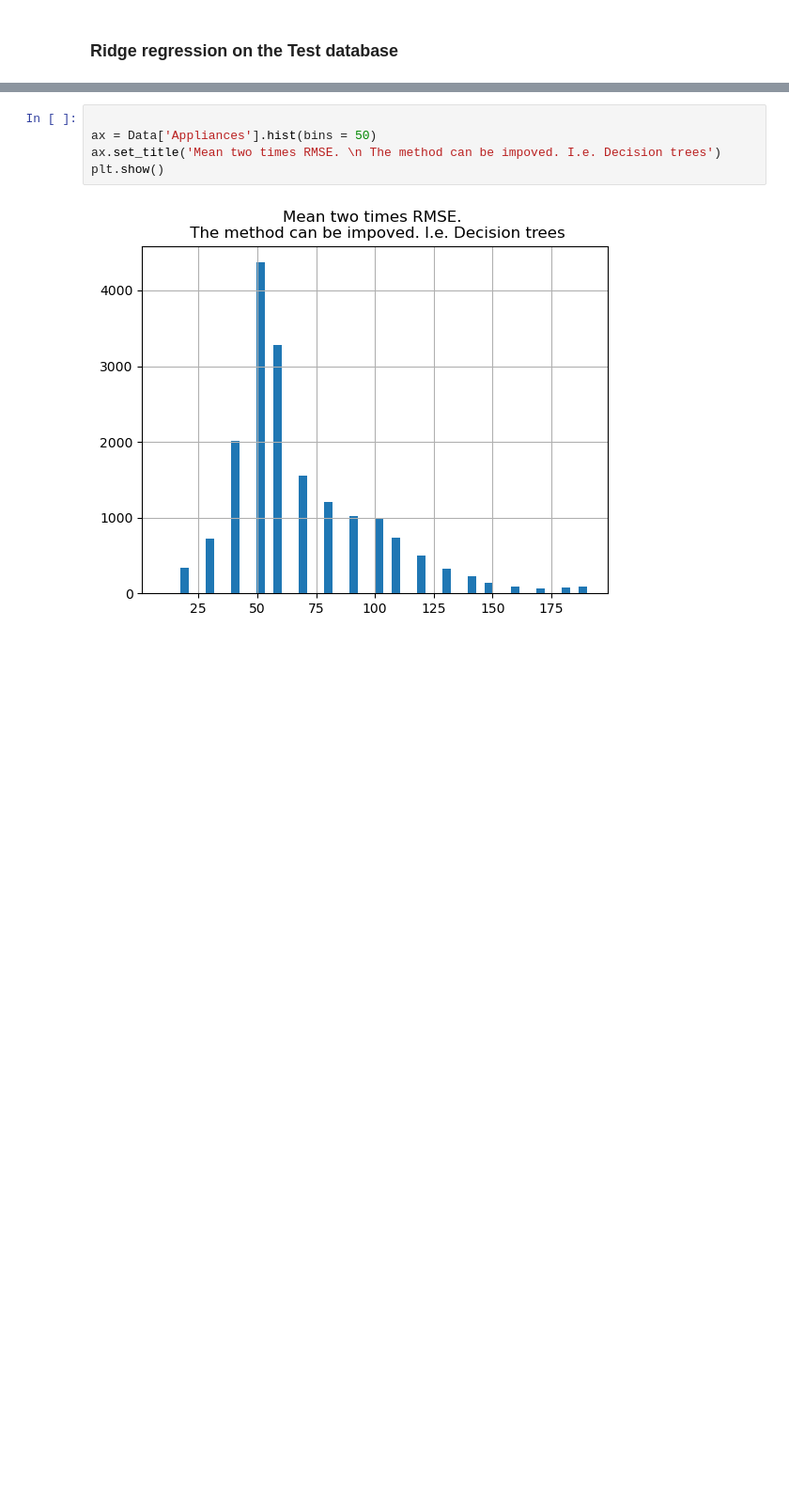
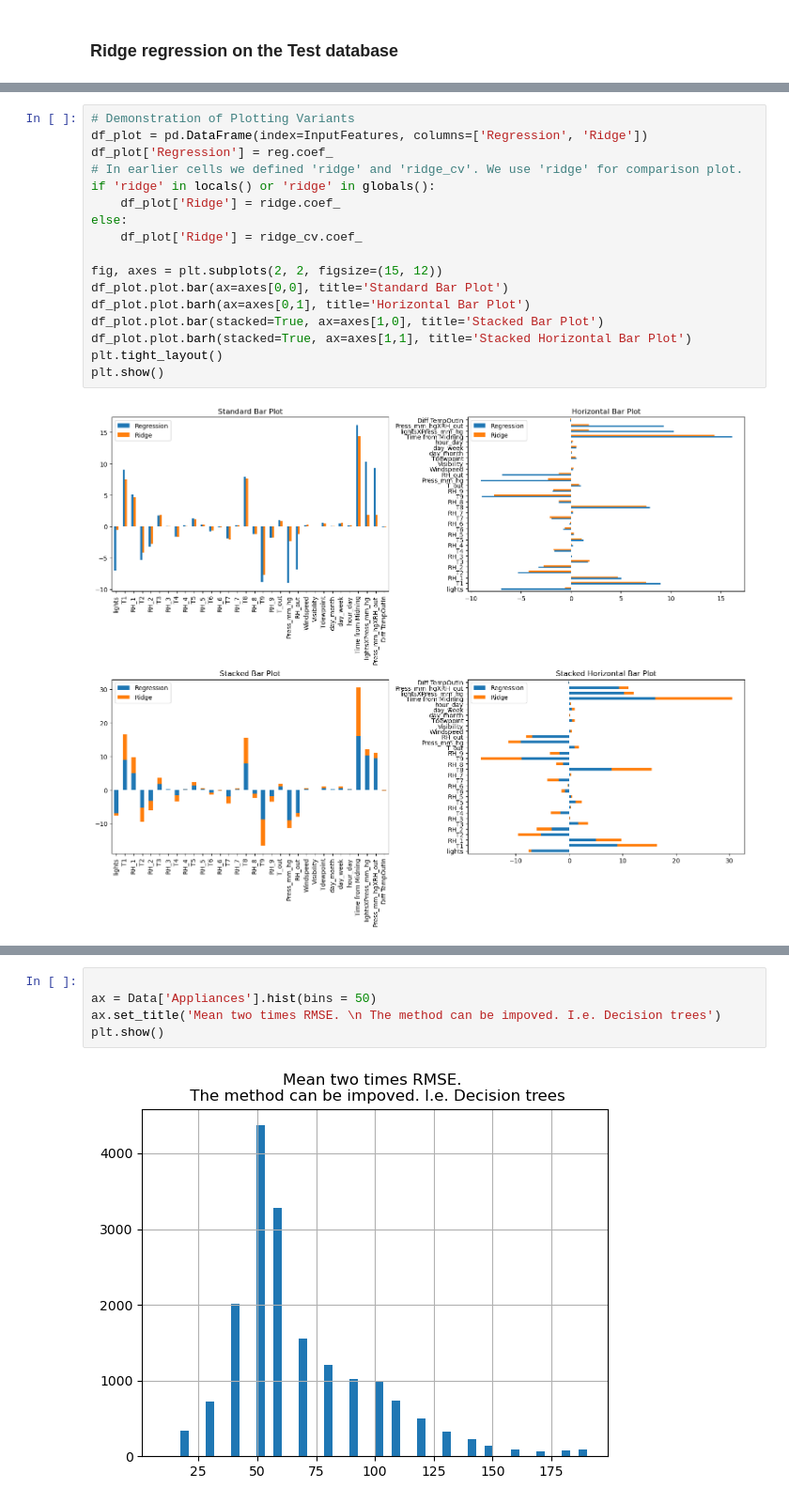
Before and after one commit to unworthyzeus/mlearn-lab, a Jupyter notebook: ThirdPractice/ThirdPractice.ipynb, the cells around one changed output, grey strips where cells are left out. Shown at 94% size. Saved outputs shown, nothing was run; the diff lists cells and outputs as text; blank space fills up the shorter version.

```diff
--- a/ThirdPractice/ThirdPractice.ipynb
+++ b/ThirdPractice/ThirdPractice.ipynb
@@ -409,0 +405,19 @@ ax = df.plot.barh(figsize = (7,10))
+# %%
+# Demonstration of Plotting Variants
+df_plot = pd.DataFrame(index=InputFeatures, columns=['Regression', 'Ridge'])
+df_plot['Regression'] = reg.coef_
+# In earlier cells we defined 'ridge' and 'ridge_cv'. We use 'ridge' for comparison plot.
+if 'ridge' in locals() or 'ridge' in globals():
+    df_plot['Ridge'] = ridge.coef_
+else:
+    df_plot['Ridge'] = ridge_cv.coef_
+
+fig, axes = plt.subplots(2, 2, figsize=(15, 12))
+df_plot.plot.bar(ax=axes[0,0], title='Standard Bar Plot')
+df_plot.plot.barh(ax=axes[0,1], title='Horizontal Bar Plot')
+df_plot.plot.bar(stacked=True, ax=axes[1,0], title='Stacked Bar Plot')
+df_plot.plot.barh(stacked=True, ax=axes[1,1], title='Stacked Horizontal Bar Plot')
+plt.tight_layout()
+plt.show()
+# %% [output]
+[figure, added]
```
Also changed, not shown: parts of 26 cells of this notebook, 4 other files.
